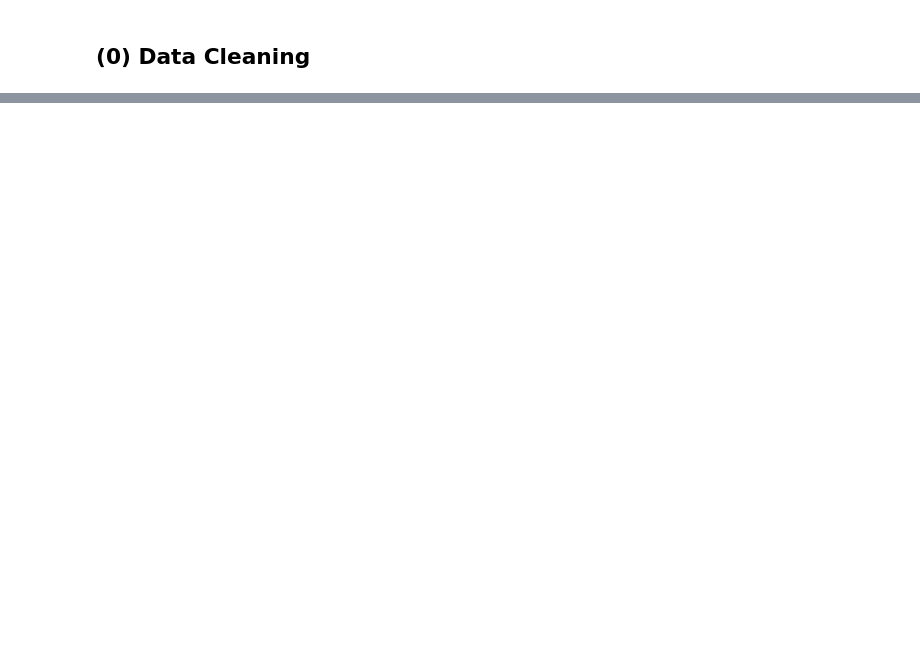
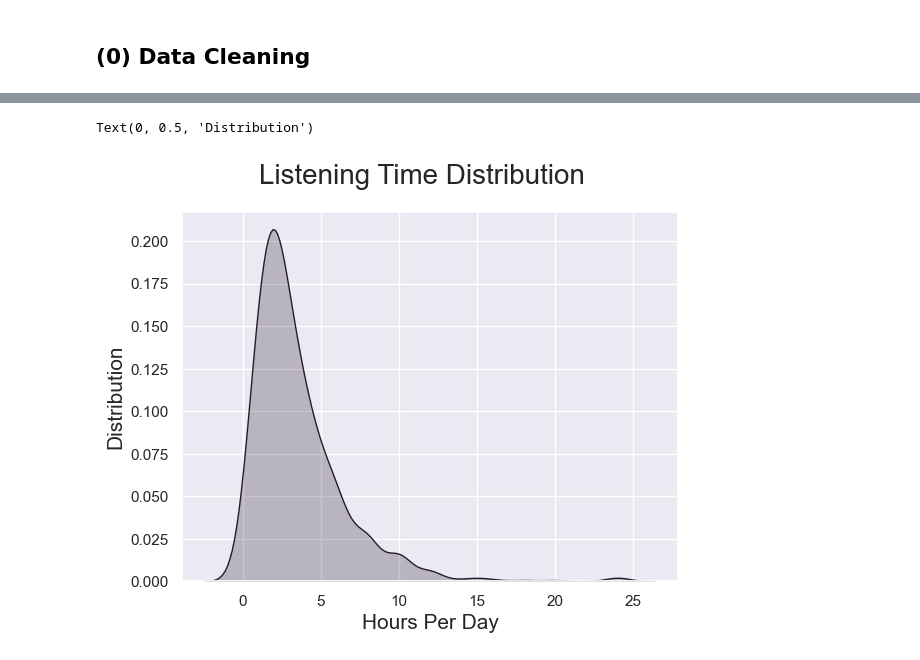
Before and after one commit to cameronchafin/chum_bucket_supreme, a Jupyter notebook: Music_and_Mental_Health.ipynb, the cells around one changed output, grey strips where cells are left out. Saved outputs shown, nothing was run; the diff lists cells and outputs as text; code cells hidden in the pictures; blank space fills up the shorter version.

```diff
--- a/Music_and_Mental_Health.ipynb
+++ b/Music_and_Mental_Health.ipynb
@@ -47,3 +33,6 @@ df["OCD"] = df["OCD"].astype("int")
+# %%
+# Create Total Health Score Column
+df["Total Health Score"] = df["Anxiety"] + df["Depression"] + df["Insomnia"] + df["OCD"]
 # %%
 # Make DataFrame Pipeline Interactive
 idf = df.interactive()
@@ -49,0 +66,9 @@ idf = df.interactive()
+# %%
+# Hours Per Day Distribution
+fig= sns.kdeplot(df["Hours per day"], shade=True)
+fig.figure.suptitle("Listening Time Distribution", fontsize = 20)
+plt.xlabel('Hours Per Day', fontsize=15)
+plt.ylabel('Distribution', fontsize=15)
+# %% [output]
+Text(0, 0.5, 'Distribution')
+[figure, added]
```
Also changed, not shown: parts of 23 cells of this notebook.
